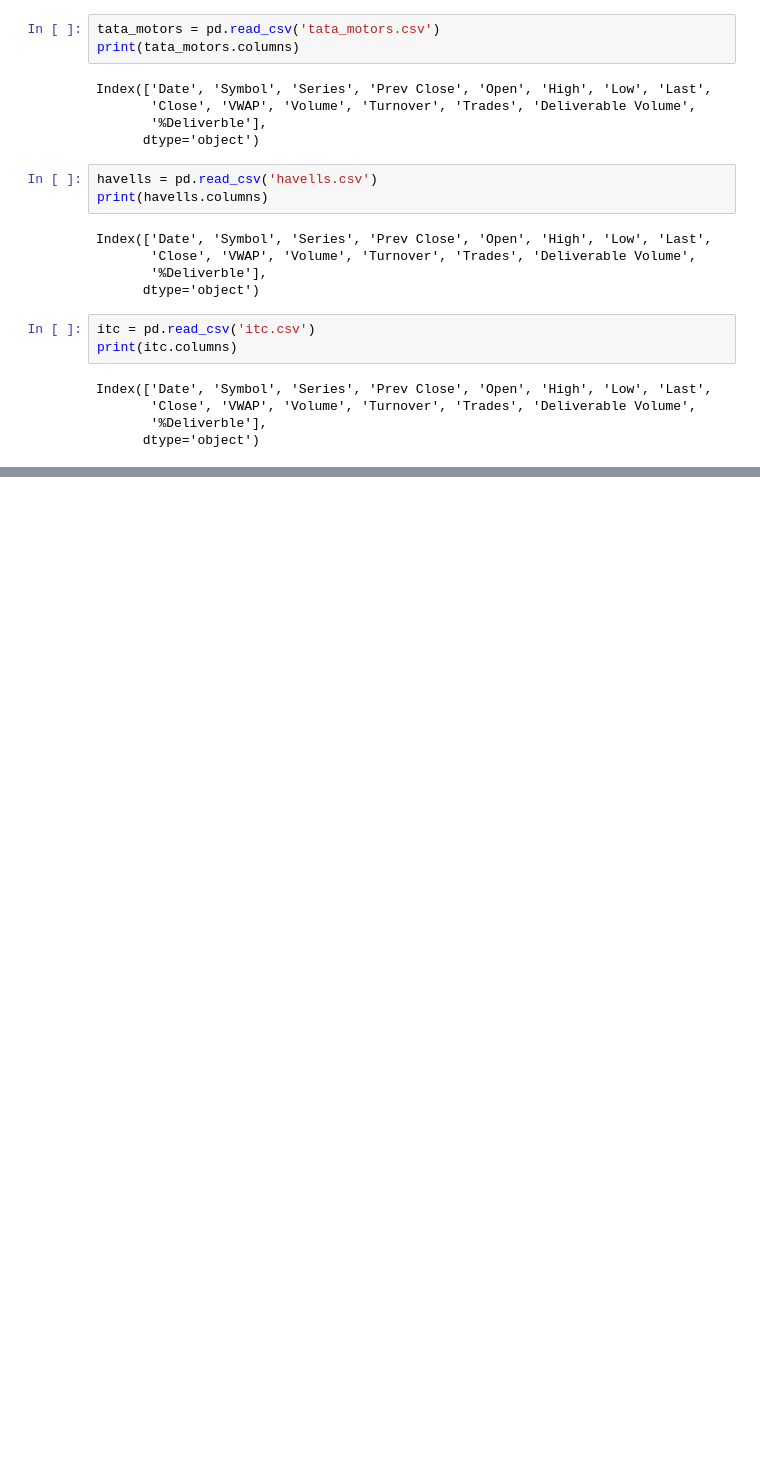
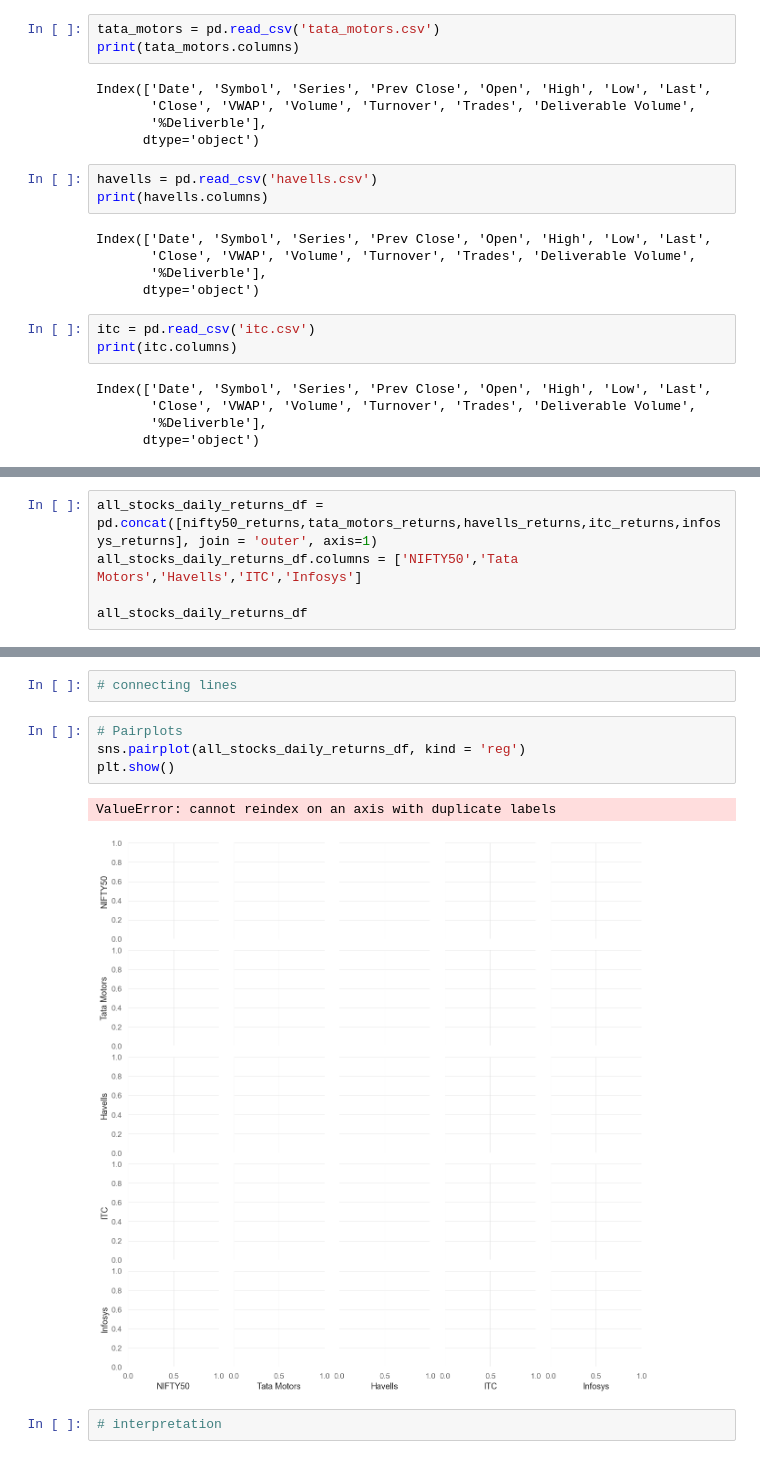
Before and after one commit to manishkr1754/Data_Science_for_Financial_Markets, a Jupyter notebook: Data Science for Financial Markets-nsepy.ipynb, the cells around one changed output, grey strips where cells are left out. Cells and saved outputs as stored; diff of their text form; blank space fills up the shorter version.

```diff
--- a/Data Science for Financial Markets-nsepy.ipynb
+++ b/Data Science for Financial Markets-nsepy.ipynb
@@ -568,0 +743,5 @@ Infosys Daily Returns Plot:
+# %%
+all_stocks_daily_returns_df = pd.concat([nifty50_returns,tata_motors_returns,havells_returns,itc_returns,infosys_returns], join = 'outer', axis=1)
+all_stocks_daily_returns_df.columns = ['NIFTY50','Tata Motors','Havells','ITC','Infosys']
+
+all_stocks_daily_returns_df
@@ -568,0 +763,11 @@ Infosys Daily Returns Plot:
+# %%
+# connecting lines
+# %%
+# Pairplots
+sns.pairplot(all_stocks_daily_returns_df, kind = 'reg')
+plt.show()
+# %% [output]
+ValueError: cannot reindex on an axis with duplicate labels
+[figure, added]
+# %%
+# interpretation
```
Also changed, not shown: parts of 58 cells of this notebook.
